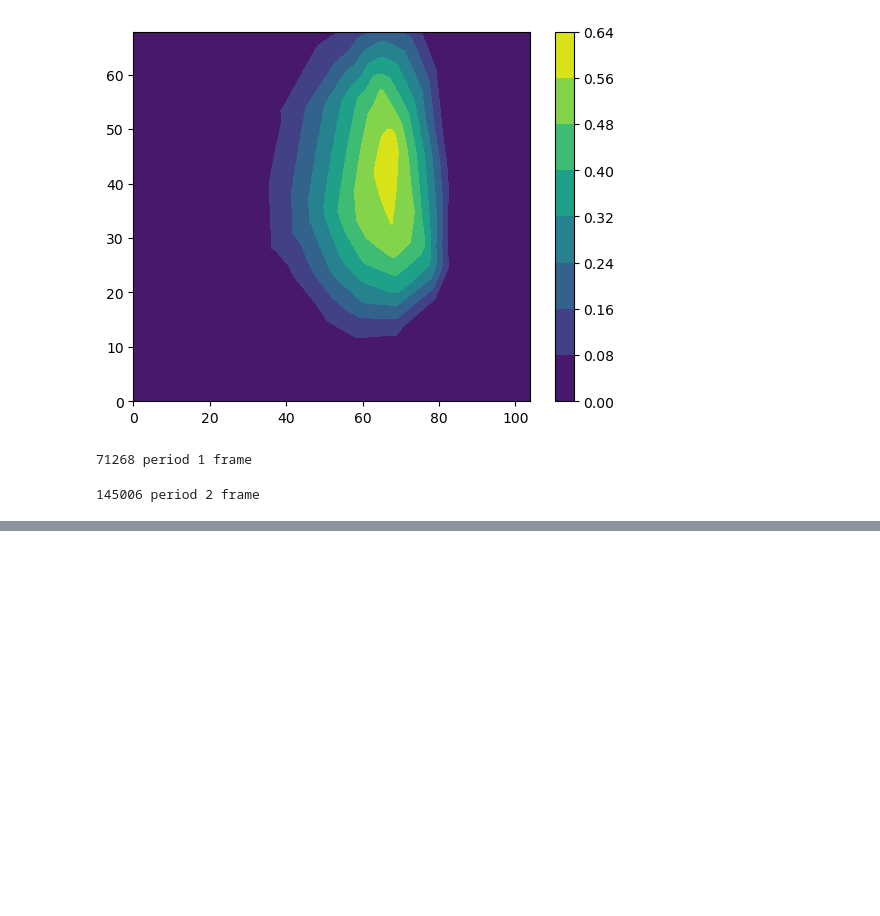
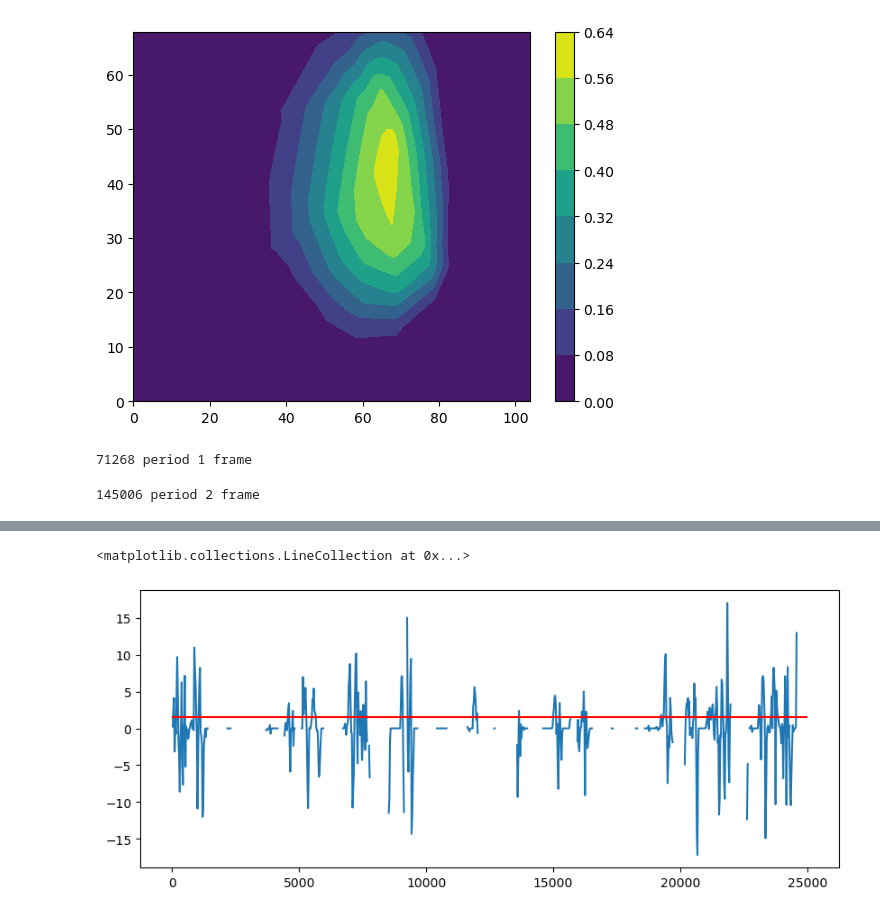
Before and after one commit to jmlee8939/Wide-Open-Space_Pitch_Control_Model, a Jupyter notebook: 3.3 Space Occupation Gain.ipynb, the cells around one changed output, grey strips where cells are left out. Drawn from its saved outputs; the diff is of its cells as text; code cells hidden in the pictures; blank space fills up the shorter version.

```diff
--- a/3.3 Space Occupation Gain.ipynb
+++ b/3.3 Space Occupation Gain.ipynb
@@ -148,0 +141,9 @@ df
+# %%
+plt.figure(figsize = (10, 4))
+plt.plot(f_df['Frame'][:1000], f_df['A3_sq'][:1000]*100)
+#plt.plot(f_df['Frame'][:1000], f_df['H2_v_abs'][:1000])
+#plt.plot(f_df['Frame'][:1000], f_df['Ball_x'][:1000]/10)
+plt.hlines(y=1.5, xmin=0, xmax=25000, color='red')
+# %% [output]
+<matplotlib.collections.LineCollection at 0x...>
+[figure, added]
```
Also changed, not shown: parts of 22 cells of this notebook, 6 other files.
